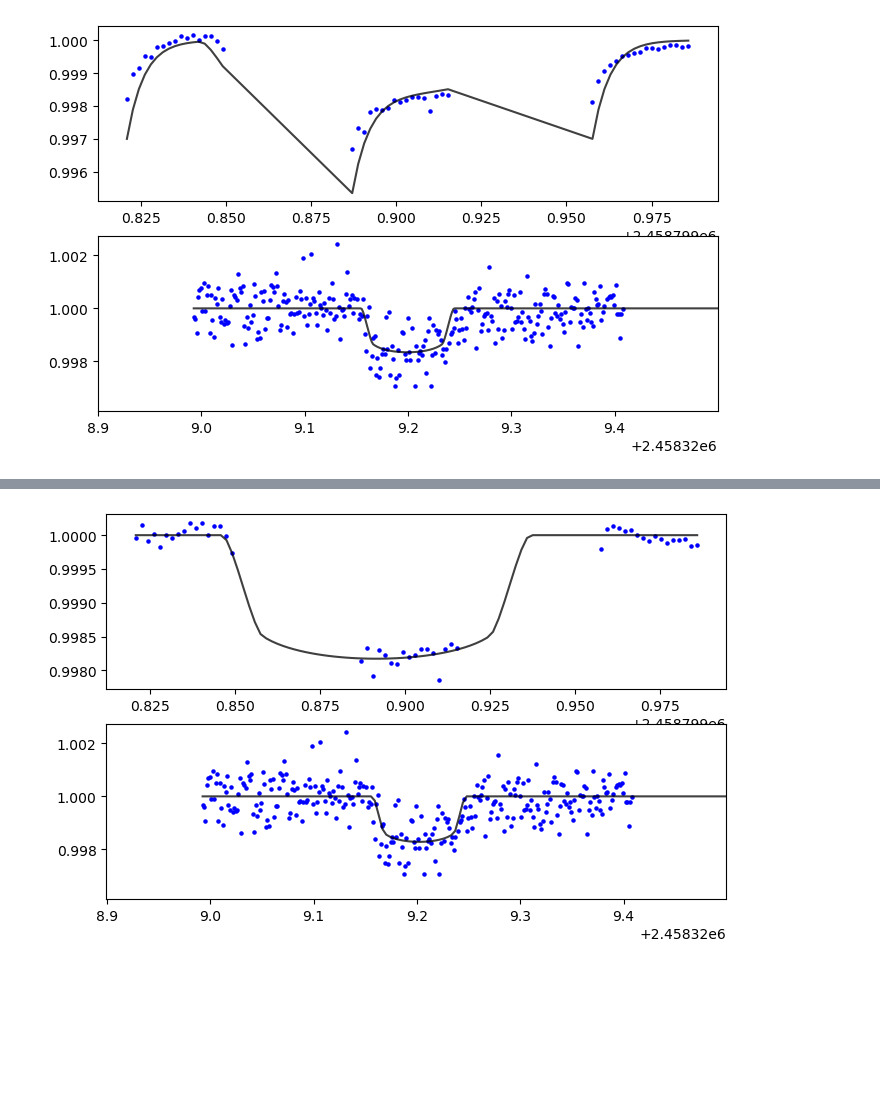
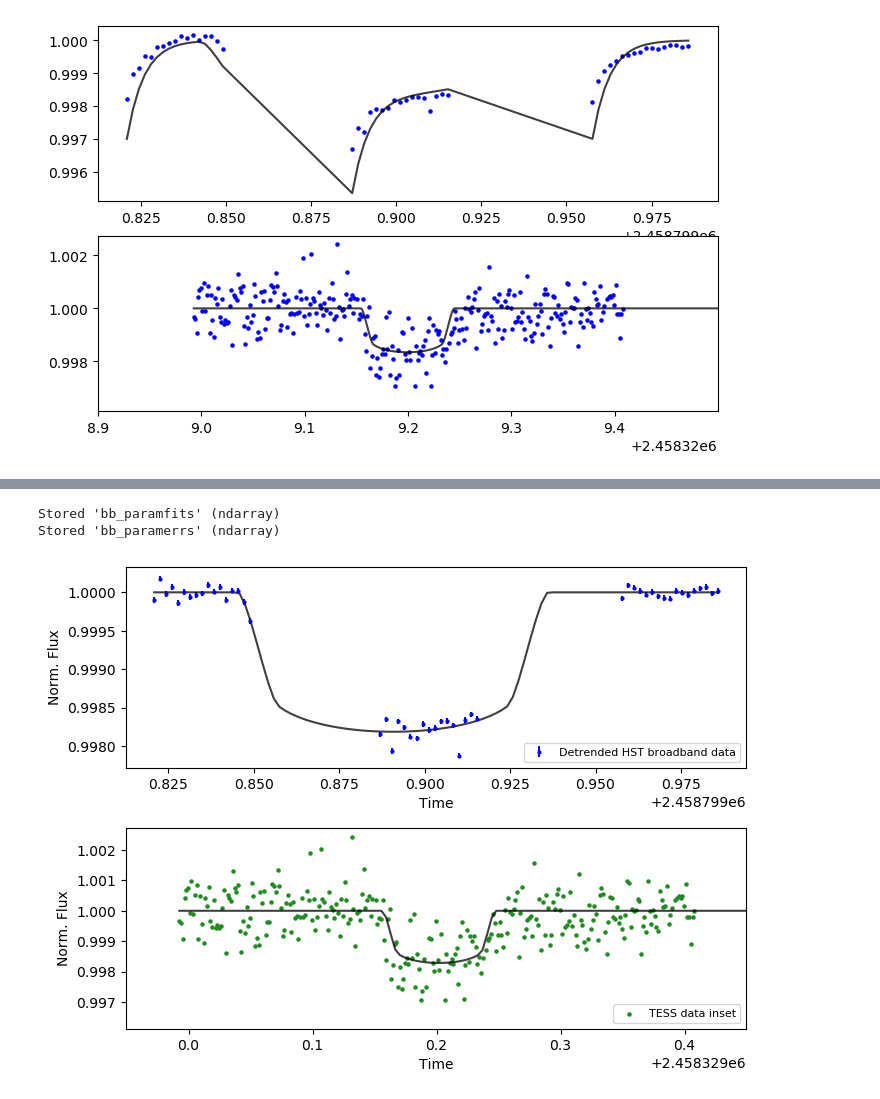
Before and after one commit to mm-murphy/hd219666b, a Jupyter notebook: modeling/Light Curve Fit - HST Broadband and TESS.ipynb, the cells around one changed output, grey strips where cells are left out. Drawn from its saved outputs; the diff is of its cells as text; code cells hidden in the pictures; blank space fills up the shorter version.

```diff
--- a/modeling/Light Curve Fit - HST Broadband and TESS.ipynb
+++ b/modeling/Light Curve Fit - HST Broadband and TESS.ipynb
@@ -278,7 +281,8 @@ def lnPosterior(theta):
     HSTtransit = transit(theta, BATMAN_HSTinitmodel, telescope='hst')
     TESStransit = transit(theta, BATMAN_TESSinitmodel, telescope='tess')
     HSThook = hook(theta)
-    HSTmodel = HSTtransit * HSThook
+    HSTramp = ramp(theta)
+    HSTmodel = HSTtransit * HSThook * HSTramp
     TESSmodel = np.copy(TESStransit)
 
     # Compute likelihoods
@@ -292,6 +296,10 @@ def lnPosterior(theta):
         return -np.inf
     else:
         return lnPost
+
+def computeBIC(Nparams, Ndata, lnL):
+    bic = Nparams*np.log(Ndata) - 2.*lnL
+    return bic
 # %%
 transit_model_HST = transit(theta_init, BATMAN_HSTinitmodel, 'hst')
 transit_model_TESS = transit(theta_init, BATMAN_TESSinitmodel, 'tess')
@@ -372,10 +376,12 @@ param_loerrs = param_fits - np.asarray([np.percentile(flatsamples[:,i], 16) for
 bf_HSTtransit = transit(param_fits, BATMAN_HSTinitmodel, 'hst')
 bf_TESStransit = transit(param_fits, BATMAN_TESSinitmodel, 'tess')
 bf_hook = hook(param_fits)
-bf_HSTmodel = bf_HSTtransit * bf_hook
+#bf_ramp = ramp(param_fits)
+bf_HSTmodel = bf_HSTtransit * bf_hook #* bf_ramp
+bf_HSTsyst = bf_hook * bf_ramp
 bf_TESSmodel = bf_TESStransit
 
-detflux_h, deterrs_h = fluxes_h / bf_hook, errors_h / bf_hook
+detflux_h, deterrs_h = fluxes_h / bf_HSTsyst, errors_h / bf_HSTsyst
 
 
 # Generating a smooth transit light curve with best-fit parameters for plotting purposes
@@ -396,22 +402,35 @@ transit_h_smooth = transit(param_fits, BATMAN_HSTsmoothmodel, 'hst')
 BFParams.rp = param_fits[11]
 BATMAN_TESSsmoothmodel = batman.TransitModel(BFParams, times_t_smooth)
 transit_t_smooth = transit(param_fits, BATMAN_TESSsmoothmodel, 'tess')
+
+storeVals = True
+if storeVals:
+    bb_paramfits = np.copy(param_fits)
+    bb_paramerrs = np.copy(param_uperrs)
+    %store bb_paramfits
+    %store bb_paramerrs
+# %% [output]
+Stored 'bb_paramfits' (ndarray)
+Stored 'bb_paramerrs' (ndarray)
 # %%
-
-
 #lnPost_init = lnPosterior(theta_init)
 #print('Initial lnPosterior:', lnPost_init)
-fig, ax = plt.subplots(figsize=(8,5), nrows=2)
+fig, ax = plt.subplots(figsize=(8,6), nrows=2)
+plt.subplots_adjust(hspace=0.3)
 ax[0].plot(times_h_smooth, transit_h_smooth, c='black', alpha=0.75)
-ax[0].scatter(times_h, detflux_h, c='blue', s=5)
+ax[0].errorbar(times_h, detflux_h, deterrs_h, marker='o', ls='None', c='blue', ms=2, label='Detrended HST broadband data')
+ax[0].set(xlabel='Time', ylabel='Norm. Flux')
+ax[0].legend(loc='lower right', frameon=True, fontsize=8)
 
 ax[1].plot(times_t_smooth, transit_t_smooth, c='black', alpha=0.75)
-ax[1].scatter(times_t, fluxes_t, c='blue', s=5)
-ax[1].set_xlim((lit_tc-.3), (lit_tc+.3))
+ax[1].scatter(times_t, fluxes_t, c='forestgreen', s=5, label='TESS data inset')
+ax[1].set_xlim((lit_tc-.25), (lit_tc+.25))
+ax[1].set(xlabel='Time', ylabel='Norm. Flux')
+ax[1].legend(loc='lower right', frameon=True, fontsize=8)
 #ax[1].axvline(lit_tc, c='gray', alpha=0.75)
 plt.show()
 # %% [output]
-[figure, old version]
+[figure, new version]
 # %%
 ## things to print out
 # best fit parameters
```
Also changed, not shown: parts of 11 cells of this notebook, 3 other files.
